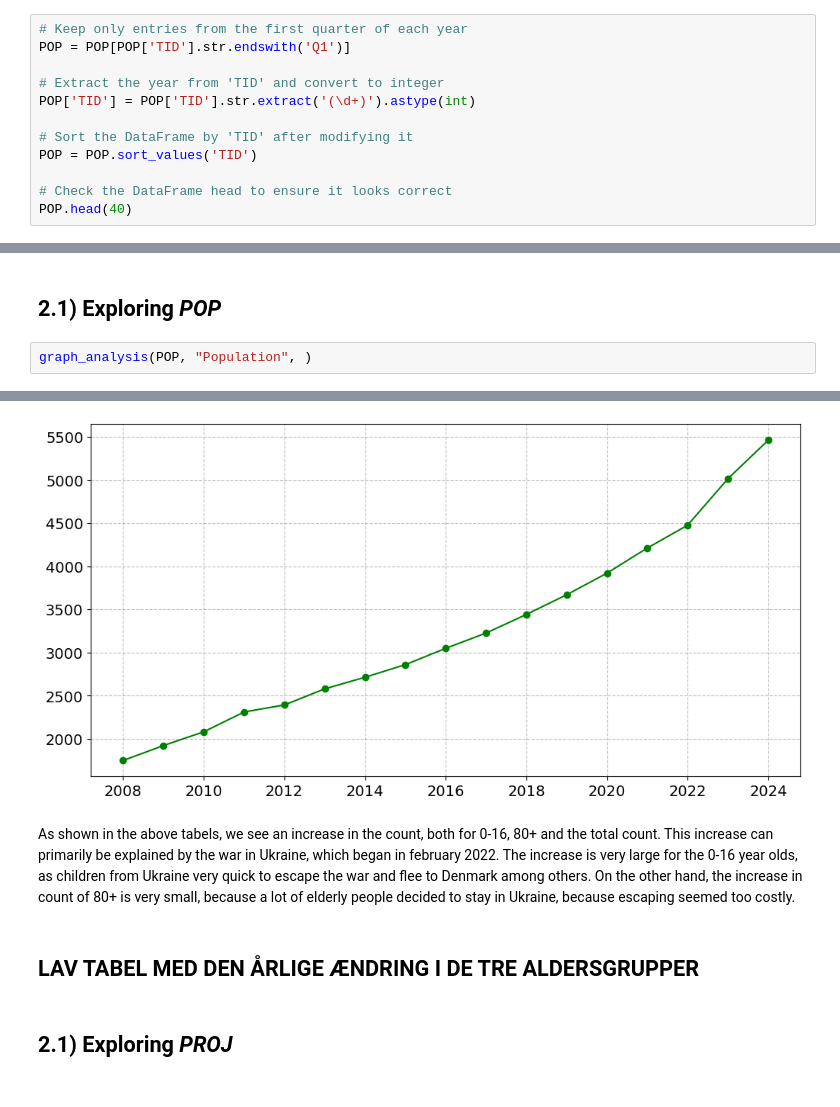
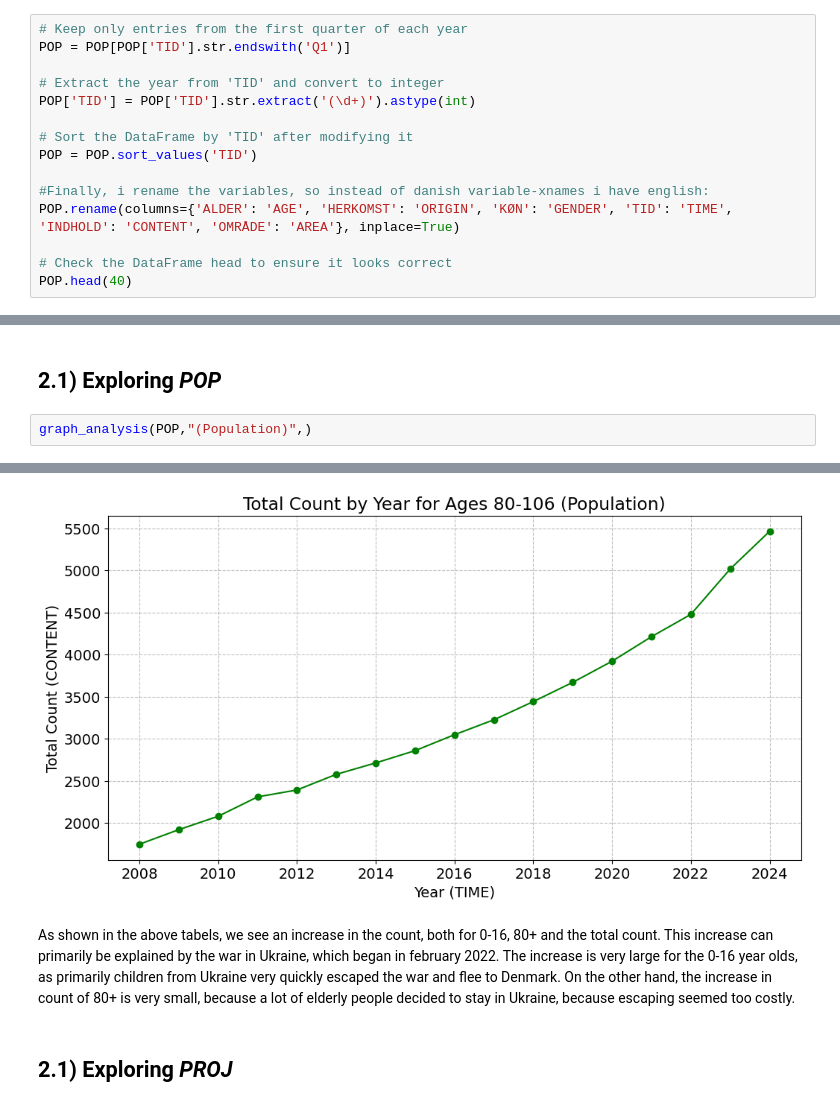
Before and after one commit to NumEconCopenhagen/projects-2024-team-westenholz, a Jupyter notebook: dataproject/dataproject.ipynb, the cells around one changed output, grey strips where cells are left out. Cells and saved outputs as stored; diff of their text form.

```diff
--- a/dataproject/dataproject.ipynb
+++ b/dataproject/dataproject.ipynb
@@ -131,6 +138,9 @@ POP['TID'] = POP['TID'].str.extract('(\d+)').astype(int)
 # Sort the DataFrame by 'TID' after modifying it
 POP = POP.sort_values('TID')
 
+#Finally, i rename the variables, so instead of danish variable-xnames i have english:
+POP.rename(columns={'ALDER': 'AGE', 'HERKOMST': 'ORIGIN', 'KØN': 'GENDER', 'TID': 'TIME', 'INDHOLD': 'CONTENT', 'OMRÅDE': 'AREA'}, inplace=True)
+
 # Check the DataFrame head to ensure it looks correct
 POP.head(40)
 # %% [output]
@@ -219,15 +235,13 @@ We have now turned the two datasets, ***FOLK1E*** and ***FRDK123*** from Statist
 # %% [markdown]
 ## 2.1) Exploring ***POP***
 # %%
-graph_analysis(POP, "Population", )
+graph_analysis(POP,"(Population)",)
 # %% [output]
 [figure]
 [figure]
-[figure, old version]
+[figure, new version]
 # %% [markdown]
-As shown in the above tabels, we see an increase in the count, both for 0-16, 80+ and the total count. This increase can primarily be explained by the war in Ukraine, which began in february 2022. The increase is very large for the 0-16 year olds, as children from Ukraine very quick to escape the war and flee to Denmark among others. On the other hand, the increase in count of 80+ is very small, because a lot of elderly people decided to stay in Ukraine, because escaping seemed too costly.
+As shown in the above tabels, we see an increase in the count, both for 0-16, 80+ and the total count. This increase can primarily be explained by the war in Ukraine, which began in february 2022. The increase is very large for the 0-16 year olds, as primarily children from Ukraine very quickly escaped the war and flee to Denmark. On the other hand, the increase in count of 80+ is very small, because a lot of elderly people decided to stay in Ukraine, because escaping seemed too costly.
-# %% [markdown]
- ## LAV TABEL MED DEN ÅRLIGE ÆNDRING I DE TRE ALDERSGRUPPER
 # %% [markdown]
 ## 2.1) Exploring ***PROJ***
 # %%
```
Also changed, not shown: parts of 34 cells of this notebook, 1 other file.
